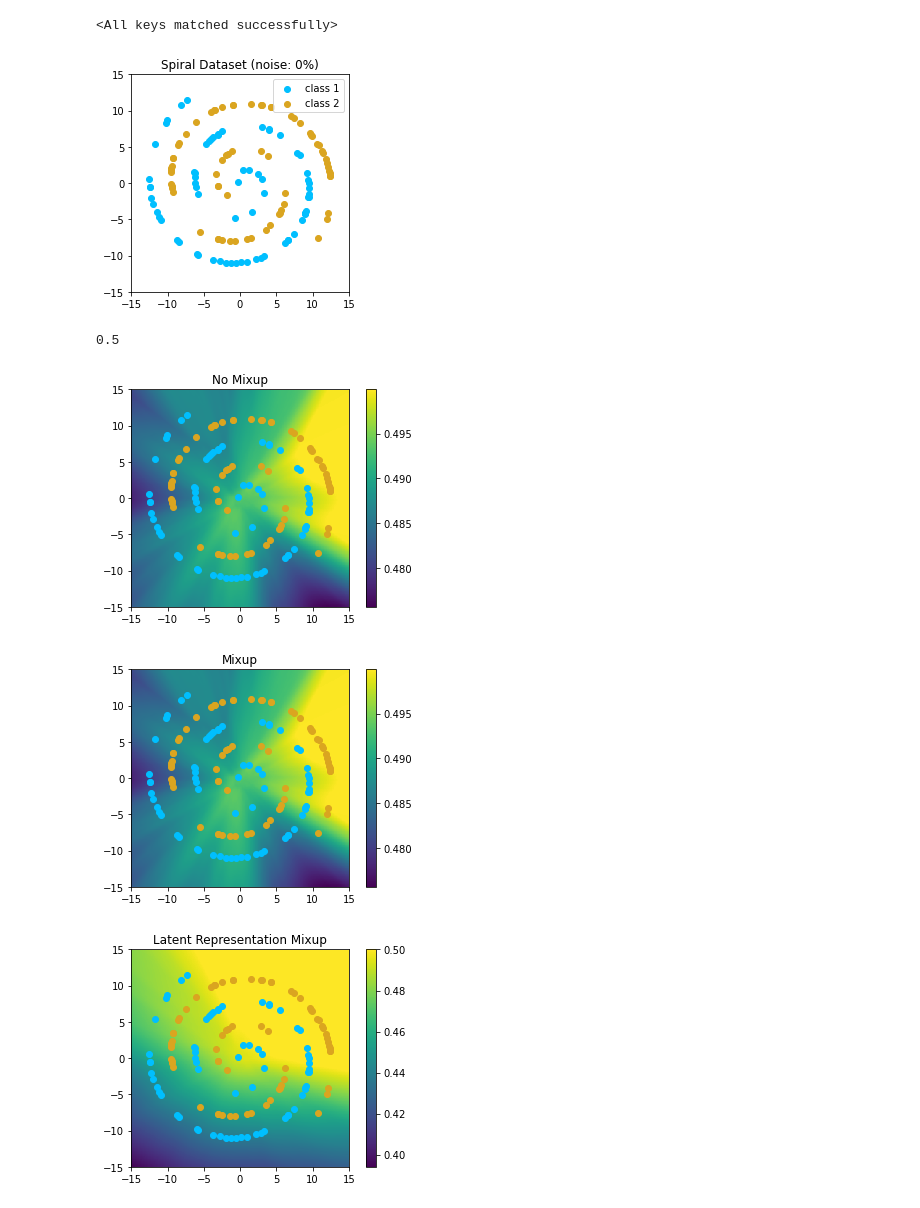
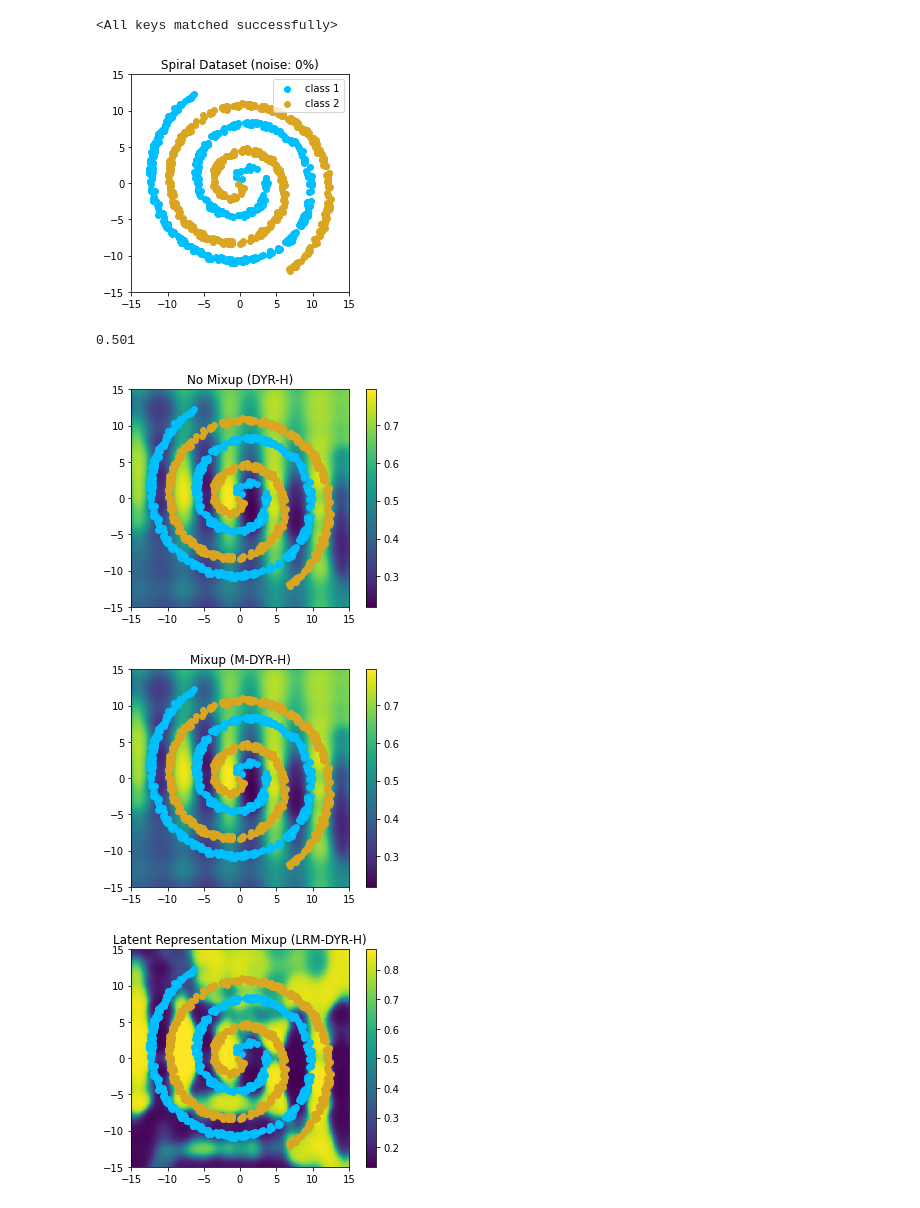
Before and after one commit to masonwang025/latent-mixup-LNL-analysis, a Jupyter notebook: spiral_demo.ipynb, the cells around one changed output. Cells and saved outputs as stored; diff of their text form; code cells hidden in the pictures.

Commit message:
DYR-H-0.0: 98% train acc. 96% val acc.

```diff
--- a/spiral_demo.ipynb
+++ b/spiral_demo.ipynb
@@ -26,7 +26,7 @@ LRM_model.load_state_dict(LRM_model_state_dict)
 trainset, trainset_track, _ = get_spiral_datasets("datasets")
 
 train_loader = torch.utils.data.DataLoader(
-    trainset, batch_size=len(trainset), shuffle=True, num_workers=1, pin_memory=True)
+    trainset, batch_size=len(trainset), shuffle=False, num_workers=1, pin_memory=True)
 train_loader_track = torch.utils.data.DataLoader(
     trainset_track, batch_size=len(trainset), shuffle=False, num_workers=1, pin_memory=True)
 # %%
@@ -44,5 +44,5 @@ x_train, y_train = next(iter(train_loader))
 visualizer.plot_spiral_dataset(x_train, y_train, f'Spiral Dataset (noise: {NOISE_LEVEL}%)')
 print(list(y_train).count(0) / len(y_train))
 # %% [output]
-[figure, old version]
+[figure, new version]
-0.5
+0.501
@@ -54,14 +49,14 @@ out = M_model(torch.tensor(x_sample))
 # %%
 plt.figure(1)
-visualizer.plot_spiral_model_confidence(NM_model, x_train, y_train, 'No Mixup')
+visualizer.plot_spiral_model_confidence(NM_model, x_train, y_train, 'No Mixup (DYR-H)')
 plt.figure(2)
-visualizer.plot_spiral_model_confidence(M_model, x_train, y_train, 'Mixup')
+visualizer.plot_spiral_model_confidence(M_model, x_train, y_train, 'Mixup (M-DYR-H)')
 plt.figure(3)
-visualizer.plot_spiral_model_confidence(LRM_model, x_train, y_train, 'Latent Representation Mixup')
+visualizer.plot_spiral_model_confidence(LRM_model, x_train, y_train, 'Latent Representation Mixup (LRM-DYR-H)')
 # %% [output]
-[figure, old version]
+[figure, new version]
-[figure, old version]
+[figure, new version]
-[figure, old version]
+[figure, new version]
 # %%
 def demo_all_spiral(noise_levels, model_names, save_fig=False, save_fig_final=False):
     fig, axs = plt.subplots(len(model_names), len(
```
Also changed, not shown: parts of 2 cells of this notebook, 7 other files.
